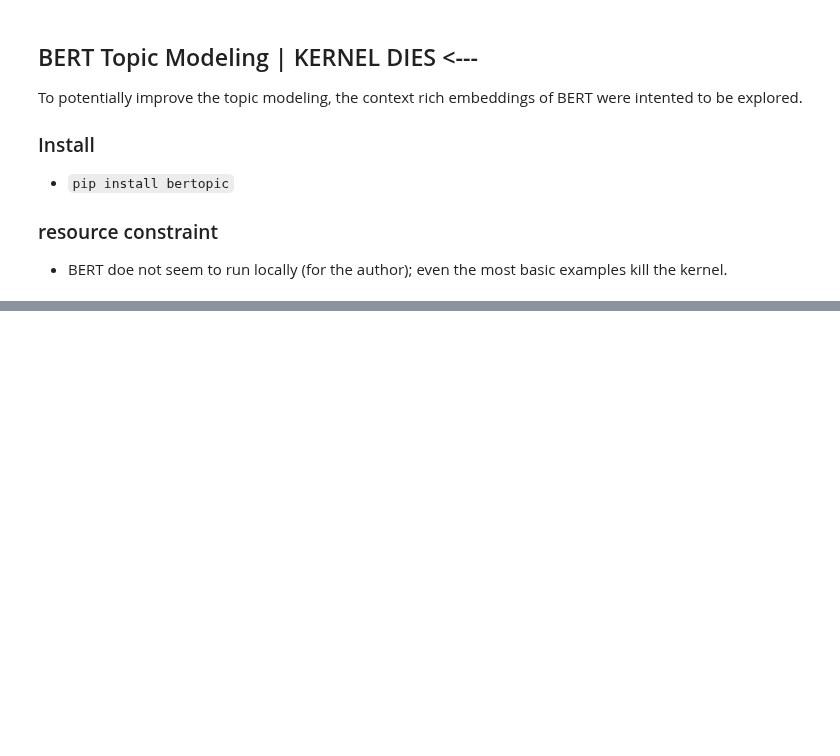
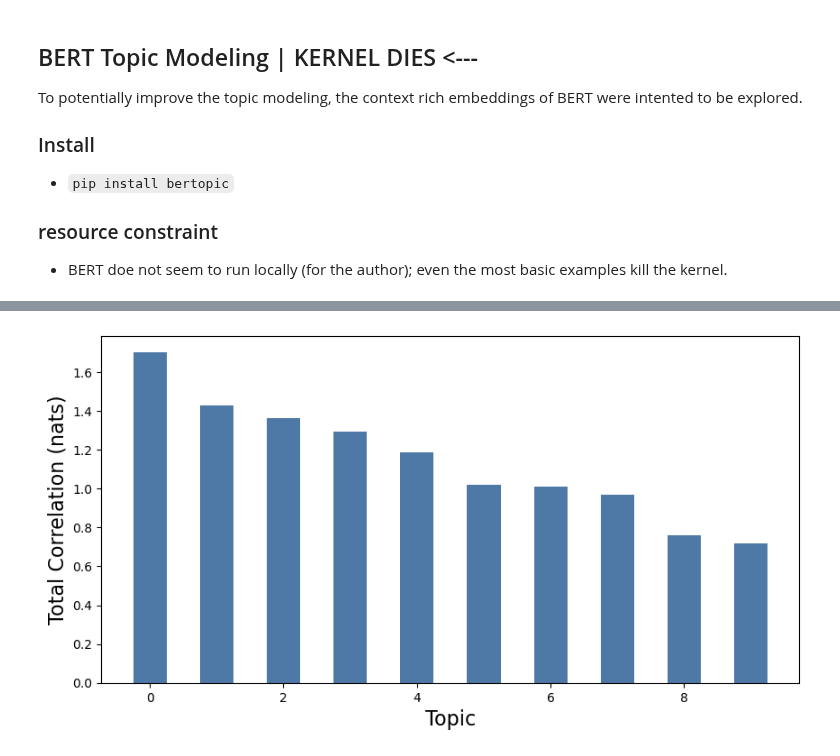
Before and after one commit to blehman/code_samples, a Jupyter notebook: tweet_topic_modeling/tom_robbins_whimsy.ipynb, the cells around one changed output, grey strips where cells are left out. Drawn from its saved outputs; the diff is of its cells as text; code cells hidden in the pictures; blank space fills up the shorter version.

Commit message:
[demo] completed a corex topic model demo and compared it to Baseline; next: summary, add potential next steps; ship.

```diff
--- a/tweet_topic_modeling/tom_robbins_whimsy.ipynb
+++ b/tweet_topic_modeling/tom_robbins_whimsy.ipynb
@@ -800,0 +1016,11 @@ Percentage of unique tweets: 6.61%
+# %%
+num_topics = 7
+index = num_topics - 3
+corex_topic_model = models[index]
+topic_words = topic_words_list[index]
+# %%
+topics = corex_topic_model.get_topics()
+for n,word_list in enumerate(topic_words):
+    if n==0:
+        print("")
+    print(f'topic {n}: ' + ', '.join(word_list))
@@ -824,0 +1199,85 @@ if run:
+# %%
+import numpy as np
+import scipy.sparse as ss
+import matplotlib.pyplot as plt
+
+import corextopic.corextopic as ct
+import corextopic.vis_topic as vt # jupyter notebooks will complain matplotlib is being loaded twice
+
+from sklearn.feature_extraction.text import CountVectorizer
+import scipy.sparse as ss
+from models.viz.utils import filter_lang, get_replaced_tweets
+import numpy as np
+%matplotlib inline
+
+# Keep only English language tweets
+tweet_texts_filtered = filter_lang(get_replaced_tweets())
+
+vectorizer = CountVectorizer(stop_words='english', max_features=20000, binary=True)
+doc_word = vectorizer.fit_transform(tweet_texts_filtered)
+doc_word = ss.csr_matrix(doc_word)
+print(doc_word.shape)
+
+words = list(np.asarray(vectorizer.get_feature_names_out()))
+
+not_digit_inds = [ind for ind,word in enumerate(words) if not word.isdigit()]
+doc_word = doc_word[:,not_digit_inds]
+words    = [word for ind,word in enumerate(words) if not word.isdigit()]
+
+print(doc_word.shape)
+
+# Train the CorEx topic model with 10 topics
+topic_model = ct.Corex(n_hidden=10, words=words, max_iter=200, verbose=False, seed=1)
+topic_model.fit(doc_word, words=words);
+
+# Print a single topic from CorEx topic model
+print(topic_model.get_topics(topic=1, n_words=9))
+
+# Print all topics from the CorEx topic model
+topics = topic_model.get_topics()
+for n,topic in enumerate(topics):
+    topic_words,_,_ = zip(*topic)
+    print('{}: '.format(n) + ', '.join(topic_words))
+
+topic_model.get_topics(topic=5, n_words=10, print_words=False)
+
+print(topic_model.clusters)
+print(topic_model.clusters.shape) # m_words
+
+# Print a single topic from CorEx topic model
+topic_model.get_top_docs(topic=0, n_docs=10, sort_by='log_prob')
+
+print(topic_model.clusters)
+print(topic_model.clusters.shape) # m_words
+
+# Print a single topic from CorEx topic model
+topic_model.get_top_docs(topic=0, n_docs=10, sort_by='log_prob')
+
+print(topic_model.p_y_given_x.shape) # n_docs x k_topics
+print(topic_model.labels.shape) # n_docs x k_topics
+
+print(topic_model.tc)
+print(np.sum(topic_model.tcs))
+print(topic_model.tc)
+
+plt.figure(figsize=(10,5))
+plt.bar(range(topic_model.tcs.shape[0]), topic_model.tcs, color='#4e79a7', width=0.5)
+plt.xlabel('Topic', fontsize=16)
+plt.ylabel('Total Correlation (nats)', fontsize=16);
+plt.show()
+
+topic_model.log_z.shape # n_docs x k_topics
+
+print(np.mean(topic_model.log_z, axis=0))
+print(topic_model.tcs)
+
+# Train a second layer to the topic model
+tm_layer2 = ct.Corex(n_hidden=10)
+tm_layer2.fit(topic_model.labels);
+
+# Train a third layer to the topic model
+tm_layer3 = ct.Corex(n_hidden=1)
+tm_layer3.fit(tm_layer2.labels);
+
+vt.vis_hierarchy([topic_model, tm_layer2, tm_layer3], column_label=words, max_edges=200, prefix='topic-model-example')
+# %% [output]
@@ -824,0 +1301 @@ if run:
+[figure, added]
```
Also changed, not shown: parts of 47 cells of this notebook.
